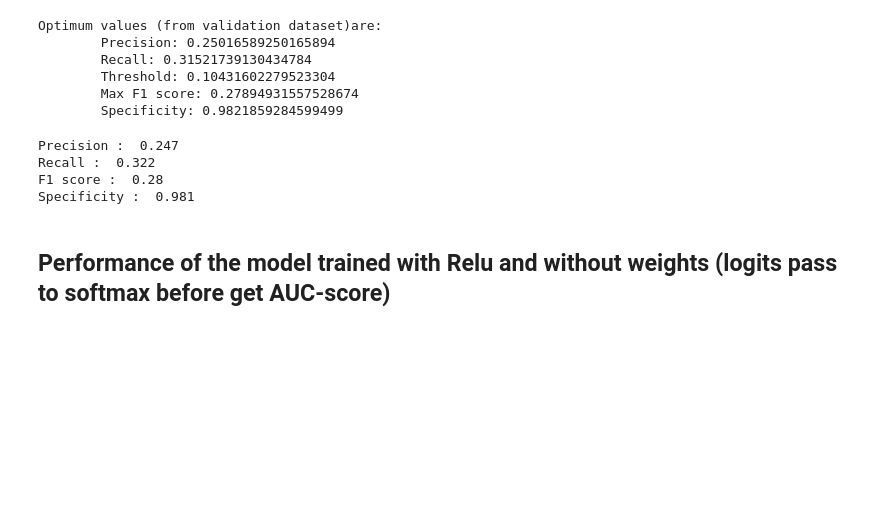
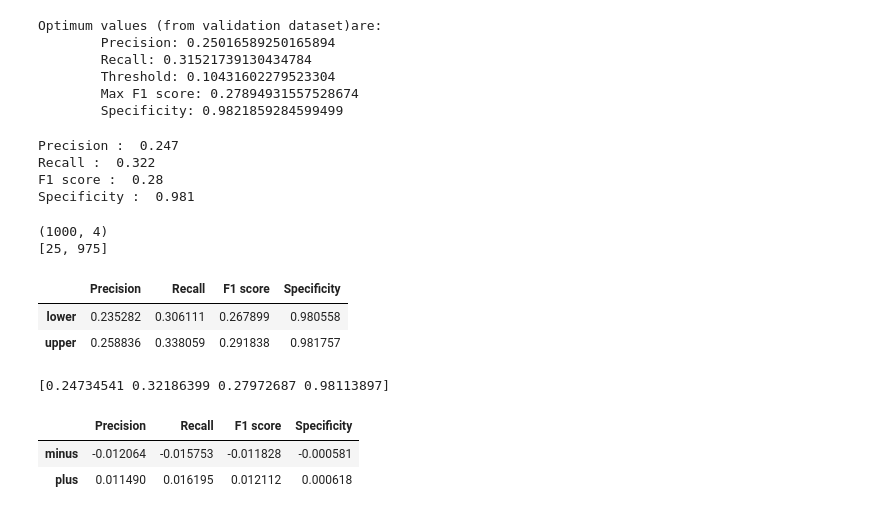
Before and after one commit to mygithth27/af-risk-prediction-by-ecg-dnn, a Jupyter notebook: af_performance_fdset_30Mar.ipynb, the cells around one changed output. Cells and saved outputs as stored; diff of their text form; code cells hidden in the pictures; blank space fills up the shorter version.

```diff
--- a/af_performance_fdset_30Mar.ipynb
+++ b/af_performance_fdset_30Mar.ipynb
@@ -747,5 +840,58 @@ Precision :  0.247
 Recall :  0.322
 F1 score :  0.28
 Specificity :  0.981
-# %% [markdown]
-## Performance of the model trained with Relu and without weights (logits pass to softmax before get AUC-score)
+# %%
+from IPython.display import display
+
+# Compute bootstraped Confidence Intervals for the scores
+
+bootstrap_iterations = 1000
+percentiles = [2.5, 97.5]
+scores_df = pd.DataFrame(columns=['Precision', 'Recall', 'F1 score', 'Specificity'])
+y_true_ci = true_class3
+y_pred_ci = y_pred_class3_new
+
+# Get bootstraped samples
+np.random.seed(42)
+n = len(y_true_ci)
+samples_index = np.random.randint(n, size = n * bootstrap_iterations)
+y_true_resampled = np.reshape(y_true_ci[samples_index], (bootstrap_iterations, n))
+y_pred_resampled = np.reshape(y_pred_ci[samples_index], (bootstrap_iterations, n))
+
+# Apply functions to get scores
+for i in range(bootstrap_iterations):
+    metrics_ci = get_scores(y_true_resampled[i,:], y_pred_resampled[i,:])
+    specificity_ci = specificity_score(y_true_resampled[i,:], y_pred_resampled[i,:])
+    metrics_ci['Specificity'] = specificity_ci
+    scores_df = scores_df.append(metrics_ci, ignore_index=True)
+print(scores_df.shape)
+#print(scores_df)
+
+scores_np = scores_df.to_numpy()
+scores_np.sort(axis=0)
+#print(scores_np)
+
+# Compute percentiles index and get percentiles
+p_index = [int(p / 100.0 * bootstrap_iterations) for p in percentiles]
+print(p_index)
+scores_percentiles = scores_np[p_index,:]
+# Convert percentiles to a dataframe
+scores_percentiles_df = pd.DataFrame(scores_percentiles, index=['lower', 'upper'], columns=scores_df.columns)
+display(scores_percentiles_df)
+
+# Compute distance from current metrics
+current_metrics = np.array(list(metrics_new.values()))
+print(current_metrics)
+distance_from_metrics = scores_percentiles - current_metrics
+distance_from_metrics_df = pd.DataFrame(distance_from_metrics, index=['minus', 'plus'], columns=scores_df.columns)
+distance_from_metrics_df.head()
+# %% [output]
+(1000, 4)
+[25, 975]
+|  | Precision | Recall | F1 score | Specificity |
+| lower | 0.235282 | 0.306111 | 0.267899 | 0.980558 |
+| upper | 0.258836 | 0.338059 | 0.291838 | 0.981757 |
+[0.24734541 0.32186399 0.27972687 0.98113897]
+|  | Precision | Recall | F1 score | Specificity |
+| minus | -0.012064 | -0.015753 | -0.011828 | -0.000581 |
+| plus | 0.011490 | 0.016195 | 0.012112 | 0.000618 |
```
Also changed, not shown: parts of 10 cells of this notebook, 14 other files.
